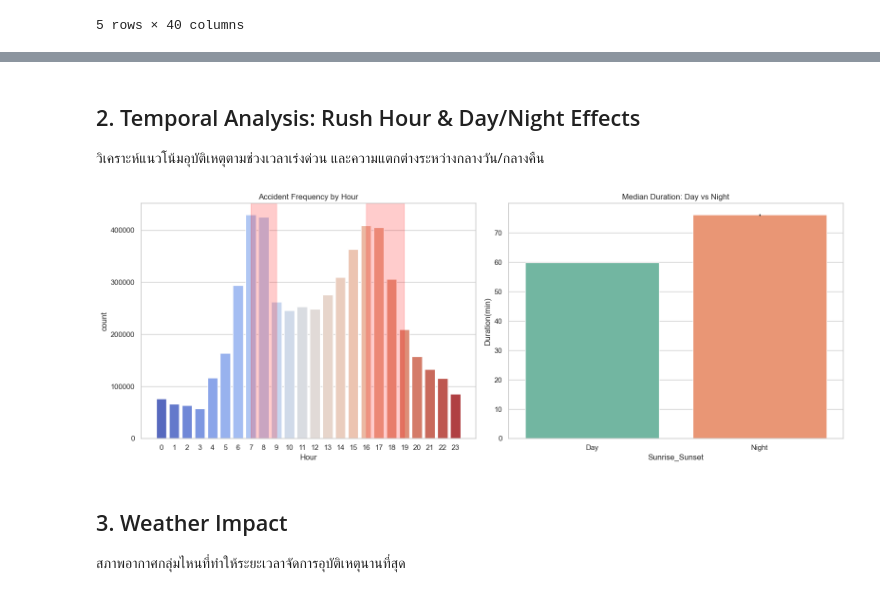
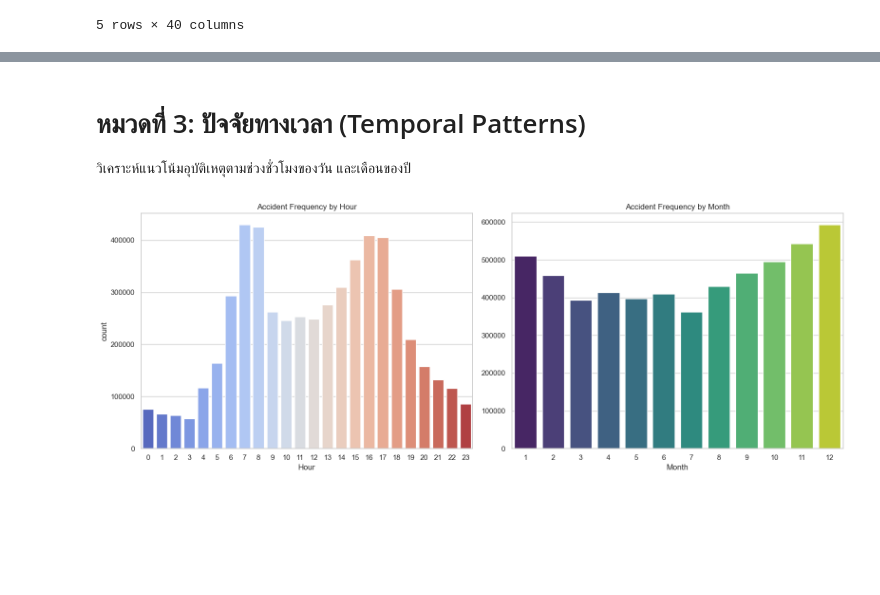
Before and after one commit to ThnaChamp/us-traffic-incident-analysis, a Jupyter notebook: notebooks/02_eda_visualization.ipynb, the cells around one changed output, grey strips where cells are left out. Saved outputs shown, nothing was run; the diff lists cells and outputs as text; code cells hidden in the pictures; blank space fills up the shorter version.

```diff
--- a/notebooks/02_eda_visualization.ipynb
+++ b/notebooks/02_eda_visualization.ipynb
@@ -52,23 +99,17 @@ Name: Duration(min), dtype: float64
 # %% [markdown]
-## 2. Temporal Analysis: Rush Hour & Day/Night Effects
-วิเคราะห์แนวโน้มอุบัติเหตุตามช่วงเวลาเร่งด่วน และความแตกต่างระหว่างกลางวัน/กลางคืน
+# หมวดที่ 3: ปัจจัยทางเวลา (Temporal Patterns)
+วิเคราะห์แนวโน้มอุบัติเหตุตามช่วงชั่วโมงของวัน และเดือนของปี
 # %%
 fig, axes = plt.subplots(1, 2, figsize=(16, 6))
 
-# Hourly Count
 sns.countplot(data=df, x='Hour', ax=axes[0], palette='coolwarm')
-axes[0].axvspan(7, 9, alpha=0.2, color='red', label='Morning Rush')
-axes[0].axvspan(16, 19, alpha=0.2, color='red', label='Evening Rush')
 axes[0].set_title('Accident Frequency by Hour')
 
-# Sunrise_Sunset vs Duration
-sns.barplot(data=df, x='Sunrise_Sunset', y='Duration(min)', ax=axes[1], estimator=np.median, palette='Set2')
-axes[1].set_title('Median Duration: Day vs Night')
+month_counts = df['Month'].value_counts().sort_index()
+sns.barplot(x=month_counts.index, y=month_counts.values, ax=axes[1], palette='viridis')
+axes[1].set_title('Accident Frequency by Month')
 
 plt.tight_layout()
 plt.show()
 # %% [output]
-[figure, old version]
+[figure, new version]
-# %% [markdown]
-## 3. Weather Impact
-สภาพอากาศกลุ่มไหนที่ทำให้ระยะเวลาจัดการอุบัติเหตุนานที่สุด
```
Also changed, not shown: parts of 31 cells of this notebook.
